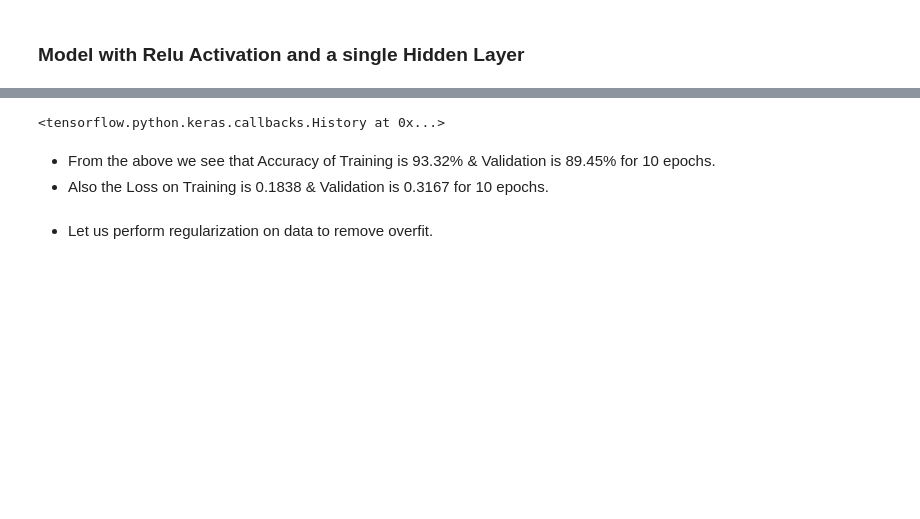
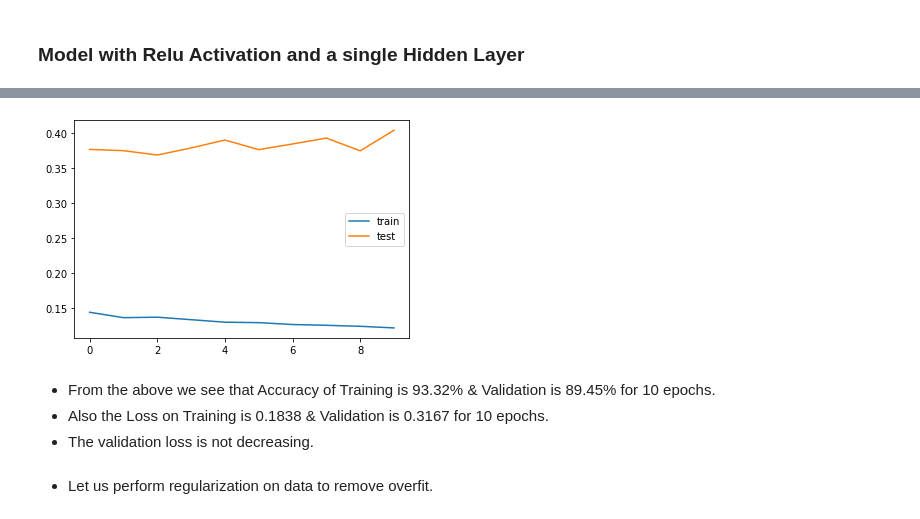
Before and after one commit to santhoshbvsrk/DeepLearning, a Jupyter notebook: MNIST/Fashion_MNIST.ipynb, the cells around one changed output, grey strips where cells are left out. Drawn from its saved outputs; the diff is of its cells as text; code cells hidden in the pictures; blank space fills up the shorter version.

```diff
--- a/MNIST/Fashion_MNIST.ipynb
+++ b/MNIST/Fashion_MNIST.ipynb
@@ -100,6 +109,12 @@ Trainable params: 79,510
 Non-trainable params: 0
 _________________________________________________________________
 # %%
-model.fit(x=train_images,y=train_labels,epochs=10,batch_size=200,verbose=1,validation_data=(test_images,test_labels)) #Fitting model on train & test data to see accuracy & loss of model
+history = model.fit(x=train_images,y=train_labels,epochs=10,batch_size=200,verbose=1,validation_data=(test_images,test_labels)) #Fitting model on train & test data to see accuracy & loss of model
+
+#plot to see training & test loss
+plt.plot(history.history['loss'],label='train')
+plt.plot(history.history['val_loss'],label='test')
+plt.legend()
+plt.show()
 # %% [output]
 Epoch 1/10
@@ -125,7 +140,8 @@ Epoch 10/10
-<tensorflow.python.keras.callbacks.History at 0x...>
+[figure, added]
 # %% [markdown]
 * From the above we see that Accuracy of Training is 93.32% & Validation is 89.45% for 10 epochs.
 * Also the Loss on Training is 0.1838 & Validation is 0.3167 for 10 epochs.
+* The validation loss is not decreasing.
 # %% [markdown]
 * Let us perform regularization on data to remove overfit.
 # %% [markdown]
```
Also changed, not shown: parts of 38 cells of this notebook.
